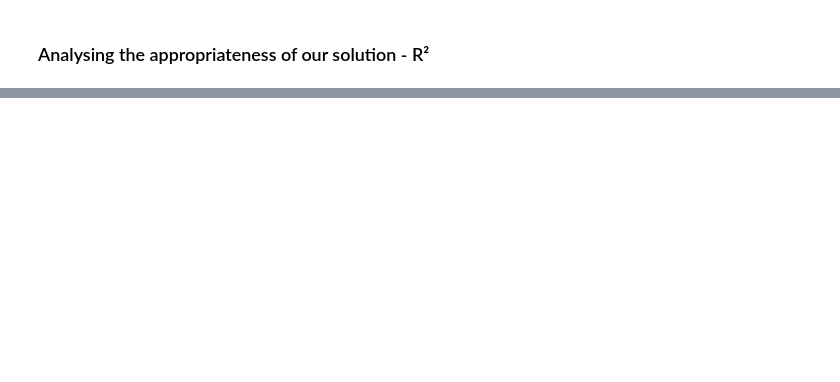
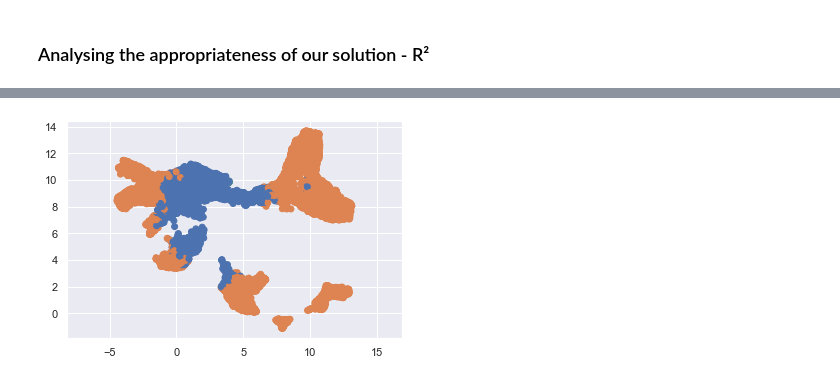
Before and after one commit to lstk44/A2ZInsuranceNOVA, a Jupyter notebook: 02_k_means_clustering_felix.ipynb, the cells around one changed output, grey strips where cells are left out. Saved outputs shown, nothing was run; the diff lists cells and outputs as text; code cells hidden in the pictures; blank space fills up the shorter version.

```diff
--- a/02_k_means_clustering_felix.ipynb
+++ b/02_k_means_clustering_felix.ipynb
@@ -195,0 +259,6 @@ The default learning rate in TSNE will change from 200.0 to 'auto' in 1.2.
+# %%
+labels = km_labels
+
+features = data.iloc[:, :-5]         # without PCAs
+#features = data.iloc[:, -5:]         # only PCAs
+#features = data                      # all features
@@ -195,0 +277,4 @@ The default learning rate in TSNE will change from 200.0 to 'auto' in 1.2.
+# %%
+uumap(features,labels)
+# %% [output]
+[figure, added]
```
Also changed, not shown: parts of 15 cells of this notebook, 3 other files.
